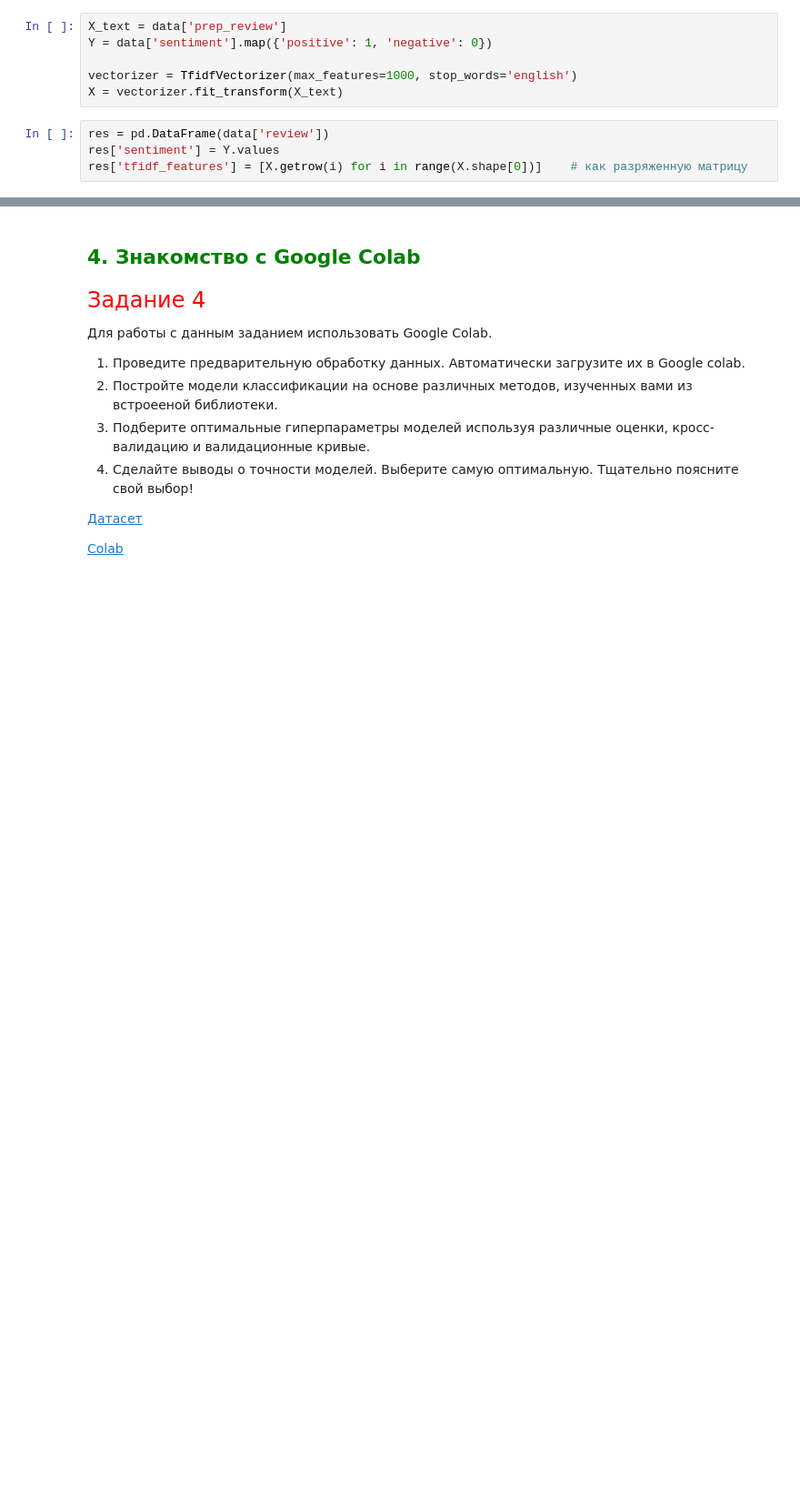
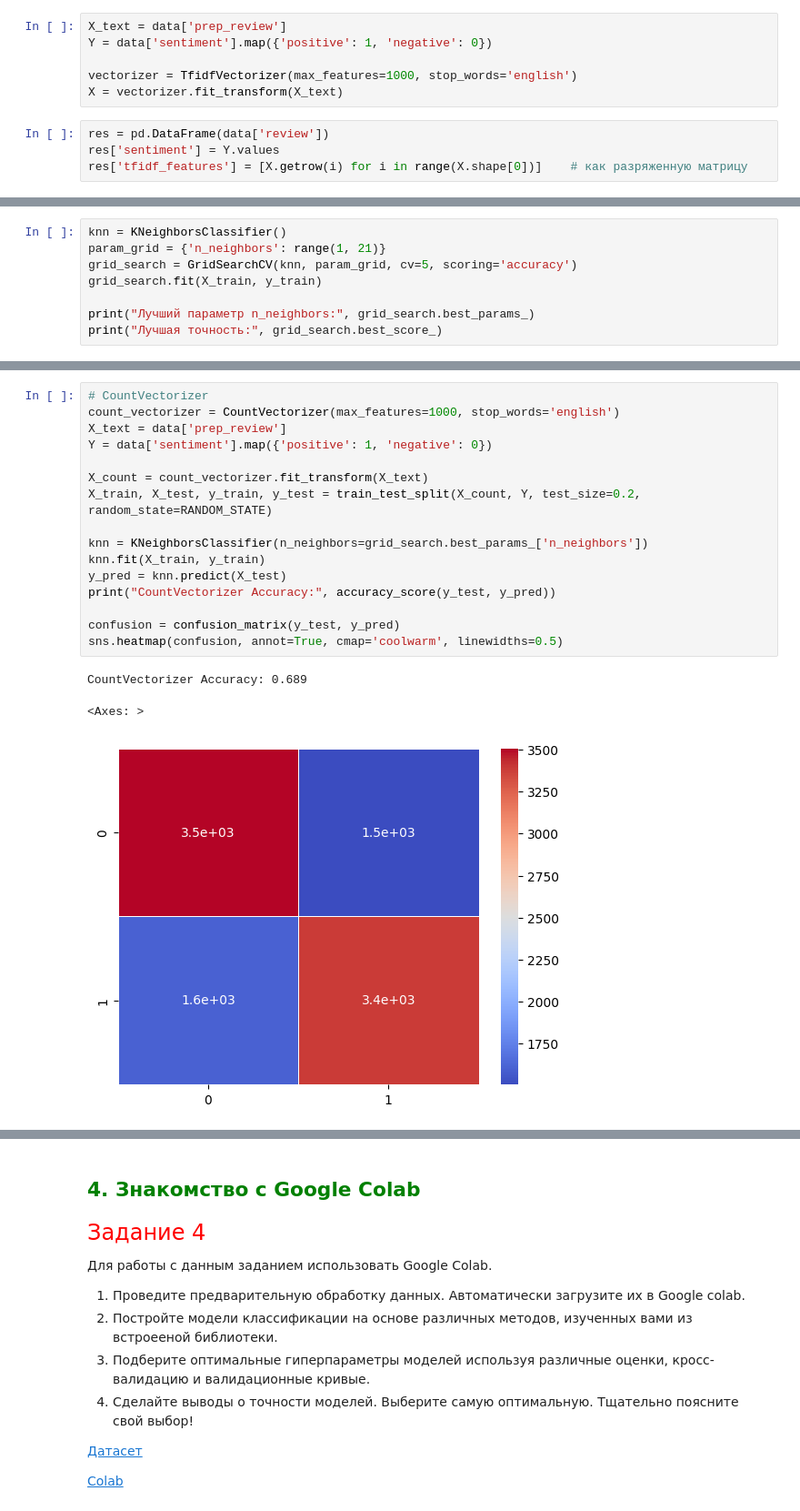
Before and after one commit to Dragoh54/MachineLearning-Labs, a Jupyter notebook: lab7/2024_ML_LR7_MACS (2).ipynb, the cells around one changed output, grey strips where cells are left out. Shown at 91% size. Drawn from its saved outputs; the diff is of its cells as text; blank space fills up the shorter version.

```diff
--- a/lab7/2024_ML_LR7_MACS (2).ipynb
+++ b/lab7/2024_ML_LR7_MACS (2).ipynb
@@ -481,0 +475,8 @@ KeyboardInterrupt:
+# %%
+knn = KNeighborsClassifier()
+param_grid = {'n_neighbors': range(1, 21)}
+grid_search = GridSearchCV(knn, param_grid, cv=5, scoring='accuracy')
+grid_search.fit(X_train, y_train)
+
+print("Лучший параметр n_neighbors:", grid_search.best_params_)
+print("Лучшая точность:", grid_search.best_score_)
@@ -481,0 +507,20 @@ KeyboardInterrupt:
+# %%
+# CountVectorizer
+count_vectorizer = CountVectorizer(max_features=1000, stop_words='english')
+X_text = data['prep_review']
+Y = data['sentiment'].map({'positive': 1, 'negative': 0})
+
+X_count = count_vectorizer.fit_transform(X_text)
+X_train, X_test, y_train, y_test = train_test_split(X_count, Y, test_size=0.2, random_state=RANDOM_STATE)
+
+knn = KNeighborsClassifier(n_neighbors=grid_search.best_params_['n_neighbors'])
+knn.fit(X_train, y_train)
+y_pred = knn.predict(X_test)
+print("CountVectorizer Accuracy:", accuracy_score(y_test, y_pred))
+
+confusion = confusion_matrix(y_test, y_pred)
+sns.heatmap(confusion, annot=True, cmap='coolwarm', linewidths=0.5)
+# %% [output]
+CountVectorizer Accuracy: 0.689
+<Axes: >
+[figure, added]
```
Also changed, not shown: parts of 6 cells of this notebook.
